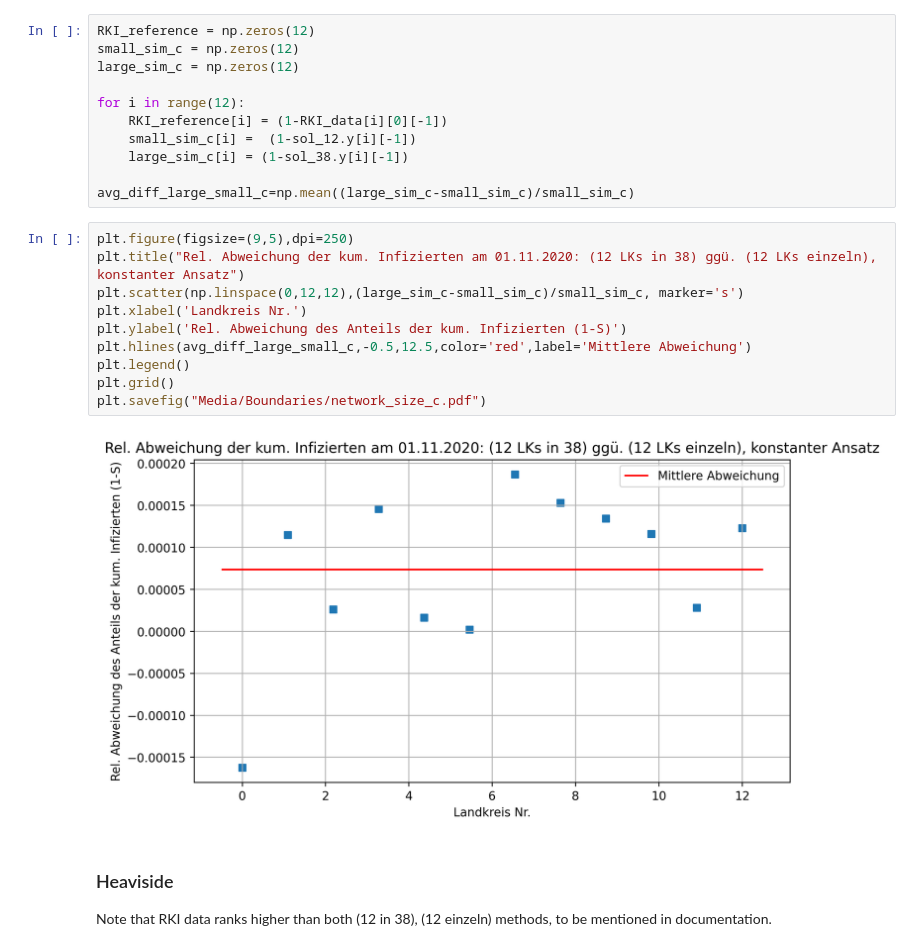
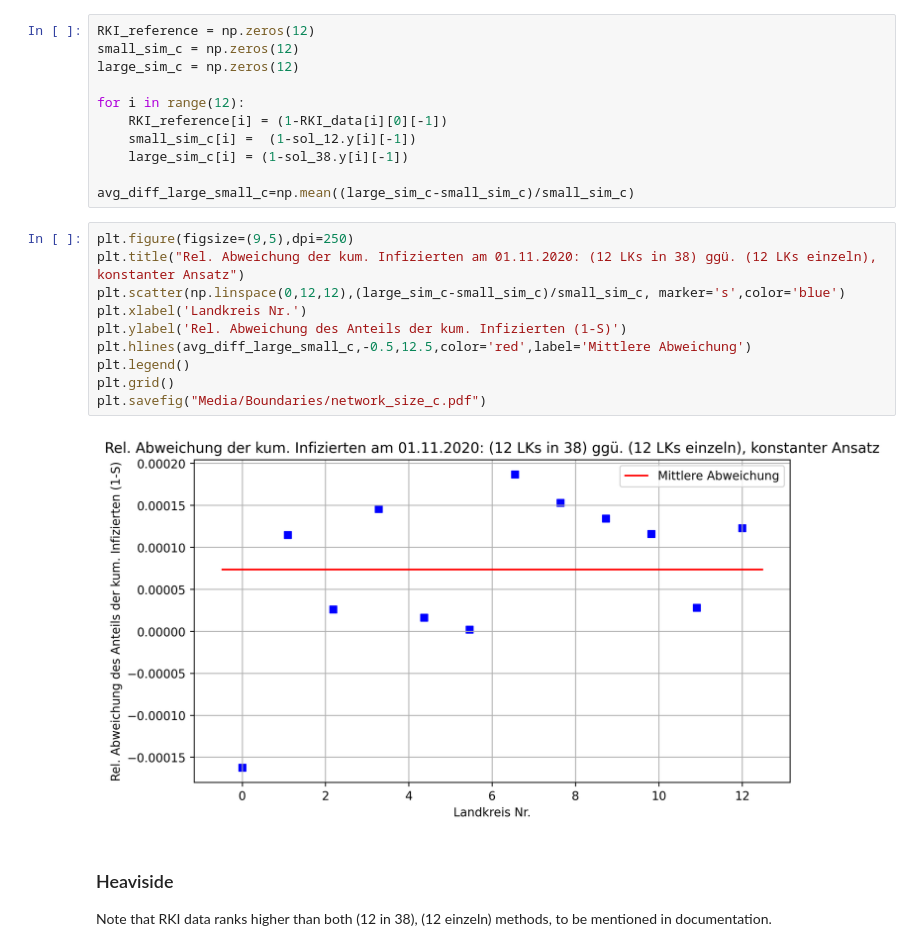
Before and after one commit to torbensun/Modeling-Of-Epidemics-With-Compartmental-And-Network-Models, a Jupyter notebook: Project.ipynb, the cells around one changed output. Saved outputs shown, nothing was run; the diff lists cells and outputs as text.

```diff
--- a/Project.ipynb
+++ b/Project.ipynb
@@ -674,15 +687,15 @@ avg_diff_large_small_c=np.mean((large_sim_c-small_sim_c)/small_sim_c)
 # %%
 plt.figure(figsize=(9,5),dpi=250)
 plt.title("Rel. Abweichung der kum. Infizierten am 01.11.2020: (12 LKs in 38) ggü. (12 LKs einzeln), konstanter Ansatz")
-plt.scatter(np.linspace(0,12,12),(large_sim_c-small_sim_c)/small_sim_c, marker='s')
+plt.scatter(np.linspace(0,12,12),(large_sim_c-small_sim_c)/small_sim_c, marker='s',color='blue')
 plt.xlabel('Landkreis Nr.')
 plt.ylabel('Rel. Abweichung des Anteils der kum. Infizierten (1-S)')
 plt.hlines(avg_diff_large_small_c,-0.5,12.5,color='red',label='Mittlere Abweichung')
 plt.legend()
 plt.grid()
 plt.savefig("Media/Boundaries/network_size_c.pdf")
 # %% [output]
-[figure, old version]
+[figure, new version]
 # %% [markdown]
 ### Heaviside
 Note that RKI data ranks higher than both (12 in 38), (12 einzeln) methods, to be mentioned in documentation.
```
Also changed, not shown: parts of 7 cells of this notebook, 5 other files.
